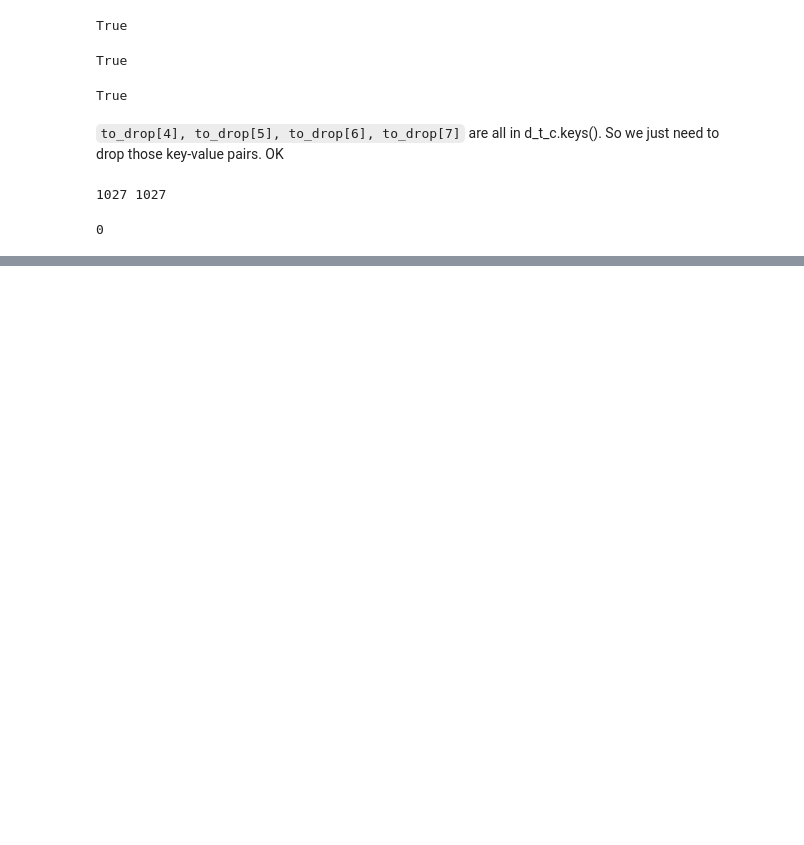
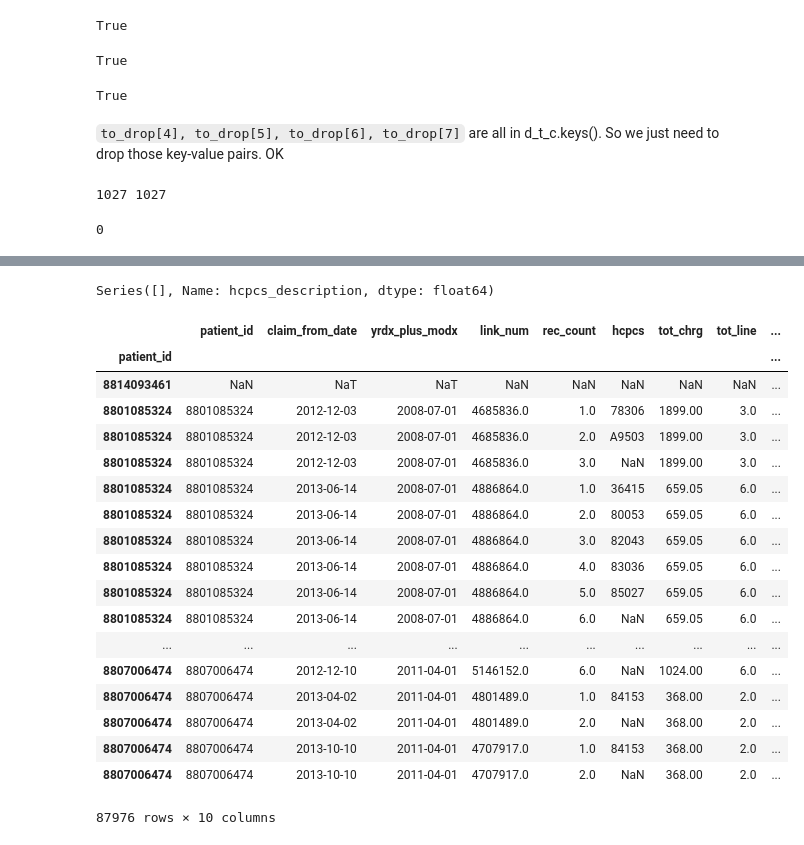
Before and after one commit to doolingdavid/IBA, a Jupyter notebook: costofcare_outsat_load.ipynb, the cells around one changed output, grey strips where cells are left out. Drawn from its saved outputs; the diff is of its cells as text; code cells hidden in the pictures; blank space fills up the shorter version.

```diff
--- a/costofcare_outsat_load.ipynb
+++ b/costofcare_outsat_load.ipynb
@@ -244,0 +330,3 @@ df_all_good_indices['month1'].isnull().sum()  # should be zero
+# %%
+dhcontrol = dh.loc[goodcontrolindices]
+dhtreatment = dh.loc[goodtreatmentindices]
@@ -244,0 +418,26 @@ df_all_good_indices['month1'].isnull().sum()  # should be zero
+# %%
+dhcontrol.hcpcs_description.value_counts(normalize=True)[:10]
+# %% [output]
+Series([], Name: hcpcs_description, dtype: float64)
+# %%
+dhcontrol[krazykols]
+# %% [output]
+|  | patient_id | claim_from_date | yrdx_plus_modx | link_num | rec_count | hcpcs | tot_chrg | tot_line | ... |
+| patient_id |  |  |  |  |  |  |  |  | ... |
+| 8814093461 | NaN | NaT | NaT | NaN | NaN | NaN | NaN | NaN | ... |
+| 8801085324 | 8801085324 | 2012-12-03 | 2008-07-01 | 4685836.0 | 1.0 | 78306 | 1899.00 | 3.0 | ... |
+| 8801085324 | 8801085324 | 2012-12-03 | 2008-07-01 | 4685836.0 | 2.0 | A9503 | 1899.00 | 3.0 | ... |
+| 8801085324 | 8801085324 | 2012-12-03 | 2008-07-01 | 4685836.0 | 3.0 | NaN | 1899.00 | 3.0 | ... |
+| 8801085324 | 8801085324 | 2013-06-14 | 2008-07-01 | 4886864.0 | 1.0 | 36415 | 659.05 | 6.0 | ... |
+| 8801085324 | 8801085324 | 2013-06-14 | 2008-07-01 | 4886864.0 | 2.0 | 80053 | 659.05 | 6.0 | ... |
+| 8801085324 | 8801085324 | 2013-06-14 | 2008-07-01 | 4886864.0 | 3.0 | 82043 | 659.05 | 6.0 | ... |
+| 8801085324 | 8801085324 | 2013-06-14 | 2008-07-01 | 4886864.0 | 4.0 | 83036 | 659.05 | 6.0 | ... |
+| 8801085324 | 8801085324 | 2013-06-14 | 2008-07-01 | 4886864.0 | 5.0 | 85027 | 659.05 | 6.0 | ... |
+| 8801085324 | 8801085324 | 2013-06-14 | 2008-07-01 | 4886864.0 | 6.0 | NaN | 659.05 | 6.0 | ... |
+| ... | ... | ... | ... | ... | ... | ... | ... | ... | ... |
+| 8807006474 | 8807006474 | 2012-12-10 | 2011-04-01 | 5146152.0 | 6.0 | NaN | 1024.00 | 6.0 | ... |
+| 8807006474 | 8807006474 | 2013-04-02 | 2011-04-01 | 4801489.0 | 1.0 | 84153 | 368.00 | 2.0 | ... |
+| 8807006474 | 8807006474 | 2013-04-02 | 2011-04-01 | 4801489.0 | 2.0 | NaN | 368.00 | 2.0 | ... |
+| 8807006474 | 8807006474 | 2013-10-10 | 2011-04-01 | 4707917.0 | 1.0 | 84153 | 368.00 | 2.0 | ... |
+| 8807006474 | 8807006474 | 2013-10-10 | 2011-04-01 | 4707917.0 | 2.0 | NaN | 368.00 | 2.0 | ... |
+87976 rows × 10 columns
```
Also changed, not shown: parts of 32 cells of this notebook.
